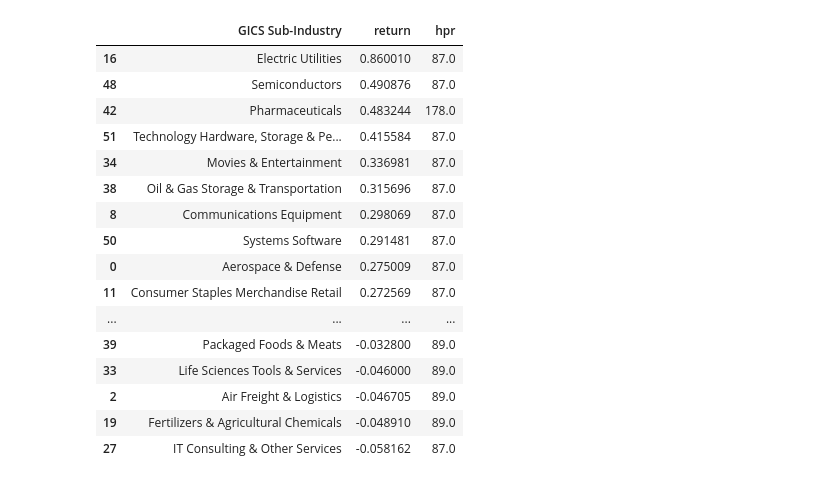
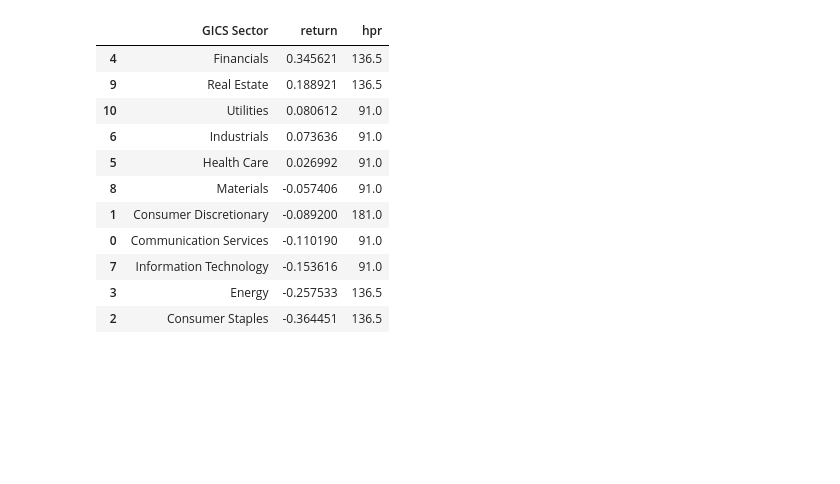
Before and after one commit to chung-ejy/sapling, a Jupyter notebook: multiasset_single_index_model_active_analysis.ipynb, the cells around one changed output. Cells and saved outputs as stored; diff of their text form; code cells hidden in the pictures; blank space fills up the shorter version.

```diff
--- a/multiasset_single_index_model_active_analysis.ipynb
+++ b/multiasset_single_index_model_active_analysis.ipynb
@@ -63,20 +46,18 @@ fred.disconnect()
 # %%
 prices = []
 market.connect()
-db.cloud_connect()
 for ticker in tqdm(sp500["ticker"].unique()):
     try:
         price = processor.column_date_processing(market.query("prices",{"ticker":ticker}))
         price.sort_values("date",inplace=True)
         price = price.merge(spy[["date","spy"]],on="date",how="left")
         price = price.merge(market_yield[["date","rf"]],on="date",how="left")
-        price = price.merge(sp500[["ticker","GICS Sub-Industry"]],on="ticker",how="left")
+        price = price.merge(sp500[["ticker","GICS Sector"]],on="ticker",how="left")
         price["prev_return"] = price["adjclose"].pct_change(5)
-        price["historical_return"] = price["adjclose"].pct_change(65)
-        # price["actual_return"] = price["adjclose"].pct_change(-65)
-        price["factor_return"] = price["spy"].pct_change(65)
-        price["cov"] = price["factor_return"].rolling(262).cov(price["historical_return"])
-        price["var"] = price["factor_return"].rolling(262).var()
+        price["historical_return"] = price["adjclose"].pct_change(5)
+        price["factor_return"] = price["spy"].pct_change(5)
+        price["cov"] = price["factor_return"].rolling(100).cov(price["historical_return"])
+        price["var"] = price["factor_return"].rolling(100).var()
         price["beta"] = price["cov"] / price["var"]
         price["excess_return"] = price["rf"] + price["beta"] * (price["factor_return"] - price["rf"])
         prices.append(price)
@@ -84,5 +65,4 @@ for ticker in tqdm(sp500["ticker"].unique()):
         print(ticker,str(e))
         continue
 market.disconnect()
-db.disconnect()
 # %% [output]
@@ -92,5 +70,5 @@ TEL 'date'
 # %%
 sim = pd.concat(prices)
 sim = sim[sim["date"]>datetime(2024,1,1)]
-sim = sim[["date","ticker","adjclose","GICS Sub-Industry","prev_return","excess_return","rf"]].dropna()
+sim = sim[["date","ticker","adjclose","GICS Sector","prev_return","excess_return","rf"]].dropna()
 sim["quarter"] = [x.quarter for x in sim["date"]]
@@ -129,7 +87,7 @@ portfolio = {
         {
             "stocks": [{"ticker": "", "adjclose": 0, "quantity": 0} for _ in range(number_of_stocks)],
         }
-        for _ in sp500["GICS Sub-Industry"].unique()
+        for _ in sp500["GICS Sector"].unique()
     ]
 }
 states = []
@@ -147,9 +105,9 @@ for date in tqdm(sim.sort_values("date")["date"].unique()):
             cash = portfolio["cash"]
             portfolio["date"] = date
             positions = copy.deepcopy(portfolio["positions"])
-            for i in range(125):
+            for i in range(11):
                 position = positions[i]
-                sector = list(sim["GICS Sub-Industry"].unique())[i]
+                sector = list(sim["GICS Sector"].unique())[i]
                 stocks = copy.deepcopy(position["stocks"])
                 for j in range(number_of_stocks):
                     stock = stocks[j]
@@ -164,9 +122,9 @@ for date in tqdm(sim.sort_values("date")["date"].unique()):
             cash = portfolio["cash"]
             positions = copy.deepcopy(portfolio["positions"])
 
-            for i in range(125):
+            for i in range(11):
                 position = positions[i]
-                sector = list(sim["GICS Sub-Industry"].unique())[i]
+                sector = list(sim["GICS Sector"].unique())[i]
                 stocks = copy.deepcopy(position["stocks"])
 
                 for j in range(number_of_stocks):
@@ -174,7 +132,7 @@ for date in tqdm(sim.sort_values("date")["date"].unique()):
                     ticker = stock["ticker"]
                     if ticker != "" and quarter != prev_quarter:
                         notional = stock["pv"]
-                        opportunity_row = today[today["GICS Sub-Industry"] == sector].sort_values("excess_return", ascending=True).iloc[j]
+                        opportunity_row = today[today["GICS Sector"] == sector].sort_values("excess_return", ascending=True).iloc[j]
                         opportunity_ticker = opportunity_row["ticker"]
                         if (opportunity_ticker != ticker):
                             row = today[today["ticker"] == ticker].iloc[0]
@@ -186,14 +144,14 @@ for date in tqdm(sim.sort_values("date")["date"].unique()):
                             positions[i] = position
                 portfolio["positions"] = positions
             if date == sim["date"].min():
-                for i in range(125):
-                    notional = float(cash / 125 / number_of_stocks)
+                for i in range(11):
+                    notional = float(cash / 11 / number_of_stocks)
                     position = positions[i]
-                    sector = list(sim["GICS Sub-Industry"].unique())[i]
+                    sector = list(sim["GICS Sector"].unique())[i]
                     stocks = copy.deepcopy(position["stocks"])
                     for j in range(number_of_stocks):
                         stock = stocks[j]
-                        row = today[today["GICS Sub-Industry"] == sector].sort_values("excess_return", ascending=True).iloc[j]
+                        row = today[today["GICS Sector"] == sector].sort_values("excess_return", ascending=True).iloc[j]
                         stock = Stock.buy(row, stock, notional)
                         position["stocks"][j] = stock
                     positions[i] = position
@@ -264,5 +224,5 @@ plt.show()
 # %%
-t = pd.DataFrame(trades).merge(sp500[["ticker","GICS Sub-Industry"]],on="ticker",how="left")
+t = pd.DataFrame(trades).merge(sp500[["ticker","GICS Sector"]],on="ticker",how="left")
 t["return"] = (t["adjclose"] - t["buy_price"]) / t["buy_price"]
 t["hpr"] = t["sell_date"] - t["buy_date"]
 t["hpr"] = [int(x.days) for x in t["hpr"]]
@@ -289,20 +249,15 @@ t.sort_values("return",ascending=False).head(50)
 # %%
-t.groupby(["GICS Sub-Industry"]).agg({"return":"mean","hpr":"mean"}).reset_index().sort_values("return",ascending=False).head(50)
+t.groupby(["GICS Sector"]).agg({"return":"mean","hpr":"mean"}).reset_index().sort_values("return",ascending=False).head(50)
 # %% [output]
-|  | GICS Sub-Industry | return | hpr |
-| 16 | Electric Utilities | 0.860010 | 87.0 |
-| 48 | Semiconductors | 0.490876 | 87.0 |
-| 42 | Pharmaceuticals | 0.483244 | 178.0 |
-| 51 | Technology Hardware, Storage & Pe... | 0.415584 | 87.0 |
-| 34 | Movies & Entertainment | 0.336981 | 87.0 |
-| 38 | Oil & Gas Storage & Transportation | 0.315696 | 87.0 |
-| 8 | Communications Equipment | 0.298069 | 87.0 |
-| 50 | Systems Software | 0.291481 | 87.0 |
-| 0 | Aerospace & Defense | 0.275009 | 87.0 |
-| 11 | Consumer Staples Merchandise Retail | 0.272569 | 87.0 |
-| ... | ... | ... | ... |
-| 39 | Packaged Foods & Meats | -0.032800 | 89.0 |
-| 33 | Life Sciences Tools & Services | -0.046000 | 89.0 |
-| 2 | Air Freight & Logistics | -0.046705 | 89.0 |
-| 19 | Fertilizers & Agricultural Chemicals | -0.048910 | 89.0 |
-| 27 | IT Consulting & Other Services | -0.058162 | 87.0 |
+|  | GICS Sector | return | hpr |
+| 4 | Financials | 0.345621 | 136.5 |
+| 9 | Real Estate | 0.188921 | 136.5 |
+| 10 | Utilities | 0.080612 | 91.0 |
+| 6 | Industrials | 0.073636 | 91.0 |
+| 5 | Health Care | 0.026992 | 91.0 |
+| 8 | Materials | -0.057406 | 91.0 |
+| 1 | Consumer Discretionary | -0.089200 | 181.0 |
+| 0 | Communication Services | -0.110190 | 91.0 |
+| 7 | Information Technology | -0.153616 | 91.0 |
+| 3 | Energy | -0.257533 | 136.5 |
+| 2 | Consumer Staples | -0.364451 | 136.5 |
```
Also changed, not shown: parts of 12 cells of this notebook, 2 other files.
